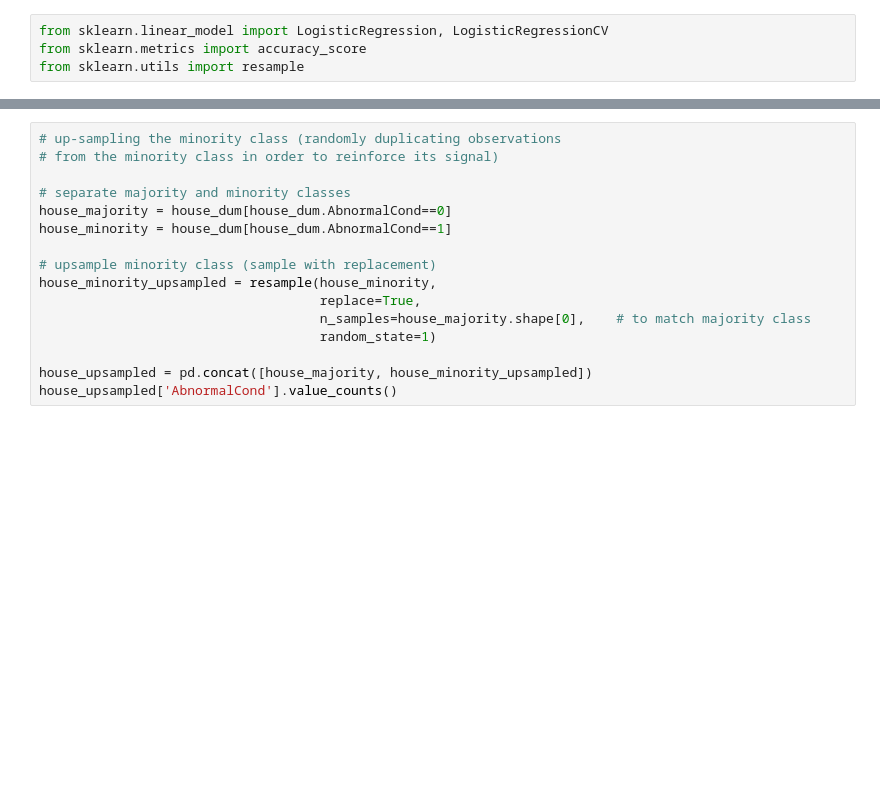
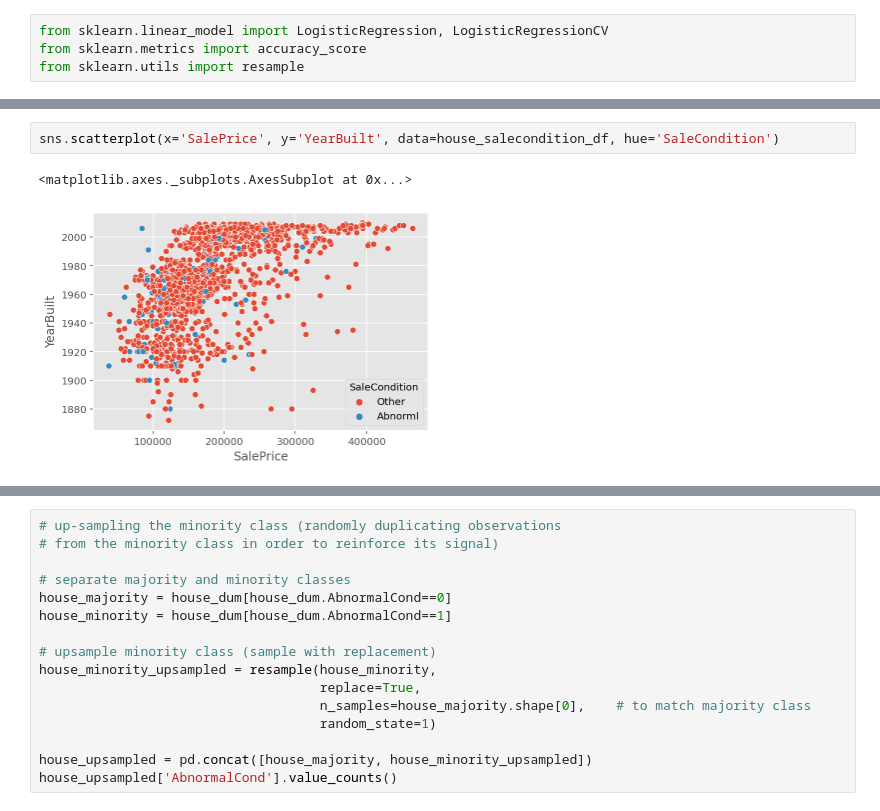
Before and after one commit to androi7/ds-mini-projects, a Jupyter notebook: House-Prices/House_Prices.ipynb, the cells around one changed output, grey strips where cells are left out. Saved outputs shown, nothing was run; the diff lists cells and outputs as text; blank space fills up the shorter version.

```diff
--- a/House-Prices/House_Prices.ipynb
+++ b/House-Prices/House_Prices.ipynb
@@ -1914,0 +2118,5 @@ sale_condition = house_df.loc[:, ['SaleCondition']]
+# %%
+sns.scatterplot(x='SalePrice', y='YearBuilt', data=house_salecondition_df, hue='SaleCondition')
+# %% [output]
+<matplotlib.axes._subplots.AxesSubplot at 0x...>
+[figure, added]
```
Also changed, not shown: parts of 39 cells of this notebook, 4 other files.
